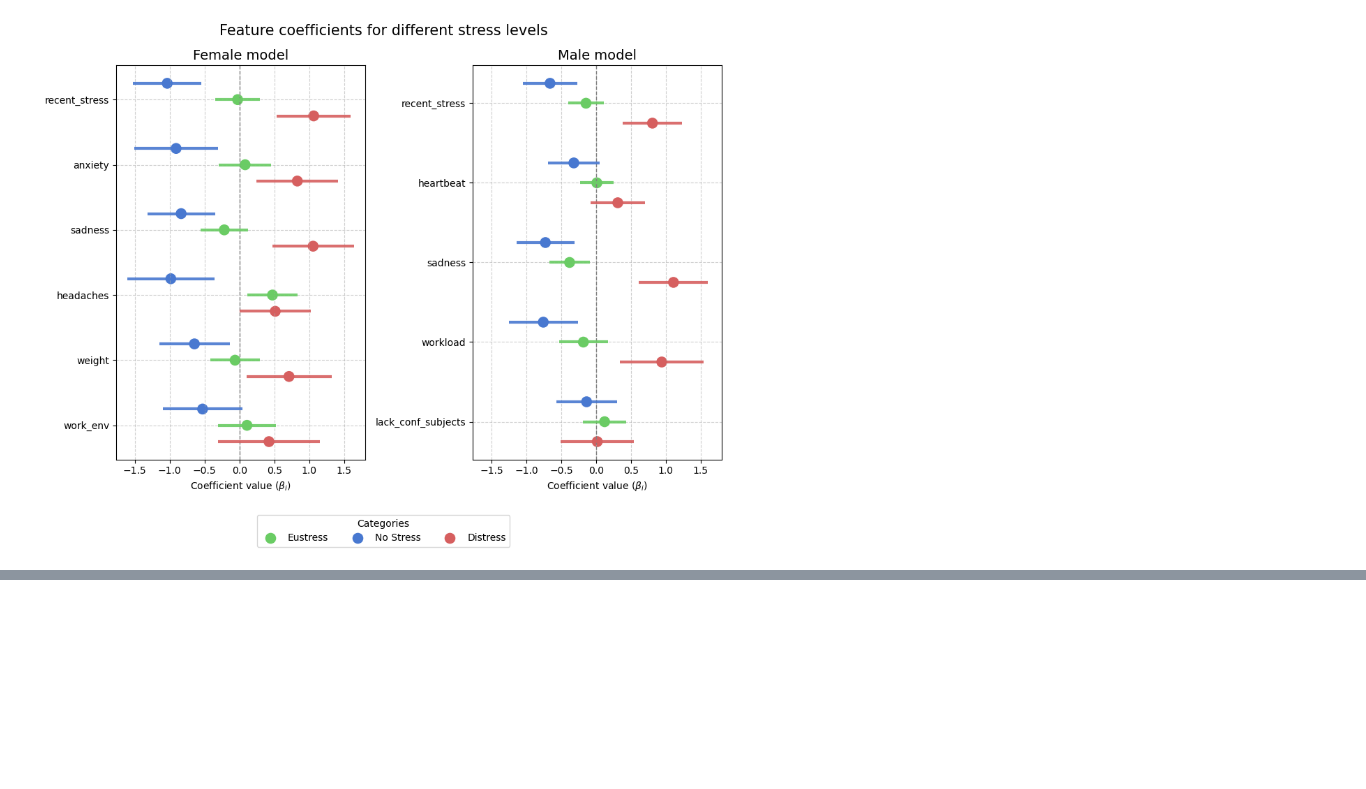
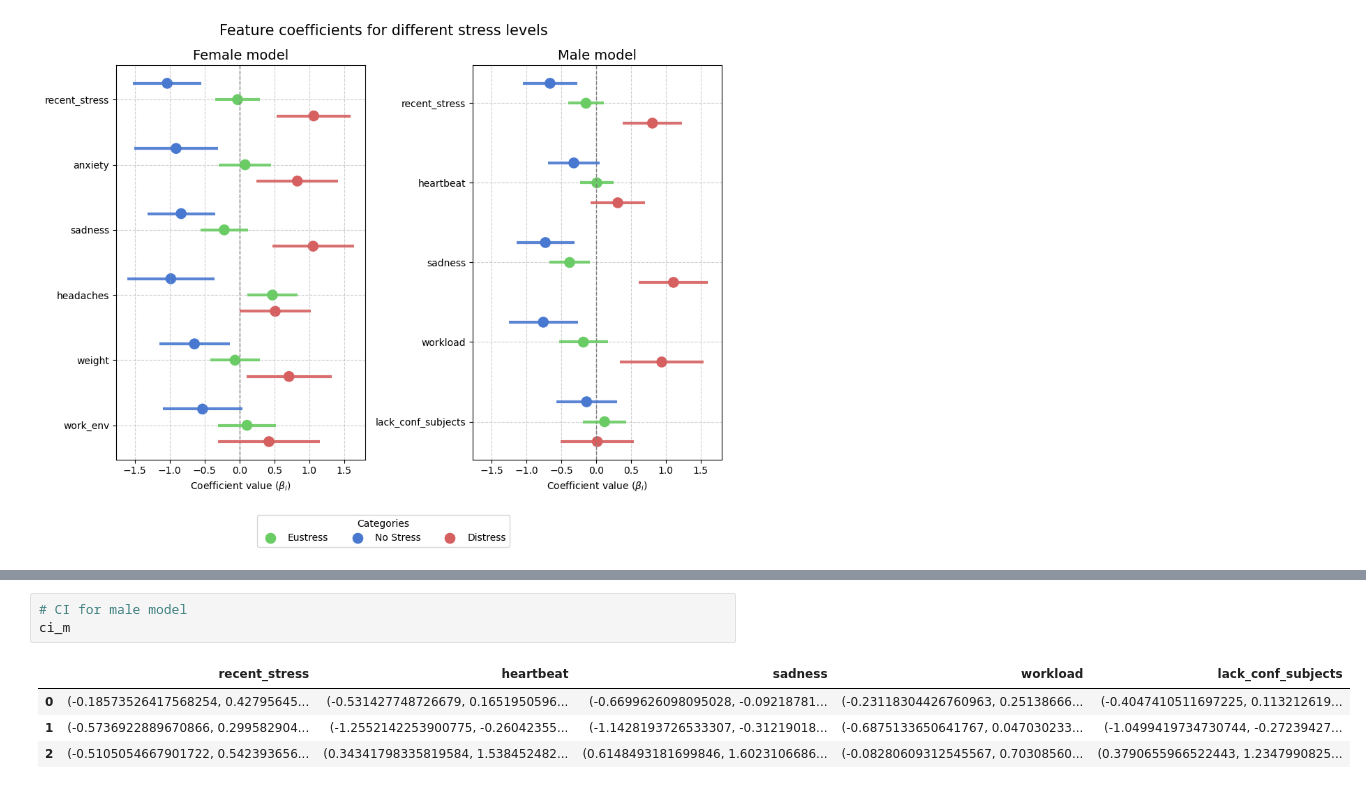
Before and after one commit to hannariss/BERN02_project, a Jupyter notebook: multinomial_regression.ipynb, the cells around one changed output, grey strips where cells are left out. Drawn from its saved outputs; the diff is of its cells as text; blank space fills up the shorter version.

```diff
--- a/multinomial_regression.ipynb
+++ b/multinomial_regression.ipynb
@@ -656,0 +678,8 @@ plt.show()
+# %%
+# CI for male model
+ci_m
+# %% [output]
+|  | recent_stress | heartbeat | sadness | workload | lack_conf_subjects |
+| 0 | (-0.18573526417568254, 0.42795645... | (-0.531427748726679, 0.1651950596... | (-0.6699626098095028, -0.09218781... | (-0.23118304426760963, 0.25138666... | (-0.4047410511697225, 0.113212619... |
+| 1 | (-0.5736922889670866, 0.299582904... | (-1.2552142253900775, -0.26042355... | (-1.1428193726533307, -0.31219018... | (-0.6875133650641767, 0.047030233... | (-1.0499419734730744, -0.27239427... |
+| 2 | (-0.5105054667901722, 0.542393656... | (0.34341798335819584, 1.538452482... | (0.6148493181699846, 1.6023106686... | (-0.08280609312545567, 0.70308560... | (0.3790655966522443, 1.2347990825... |
```
Also changed, not shown: parts of 9 cells of this notebook.
